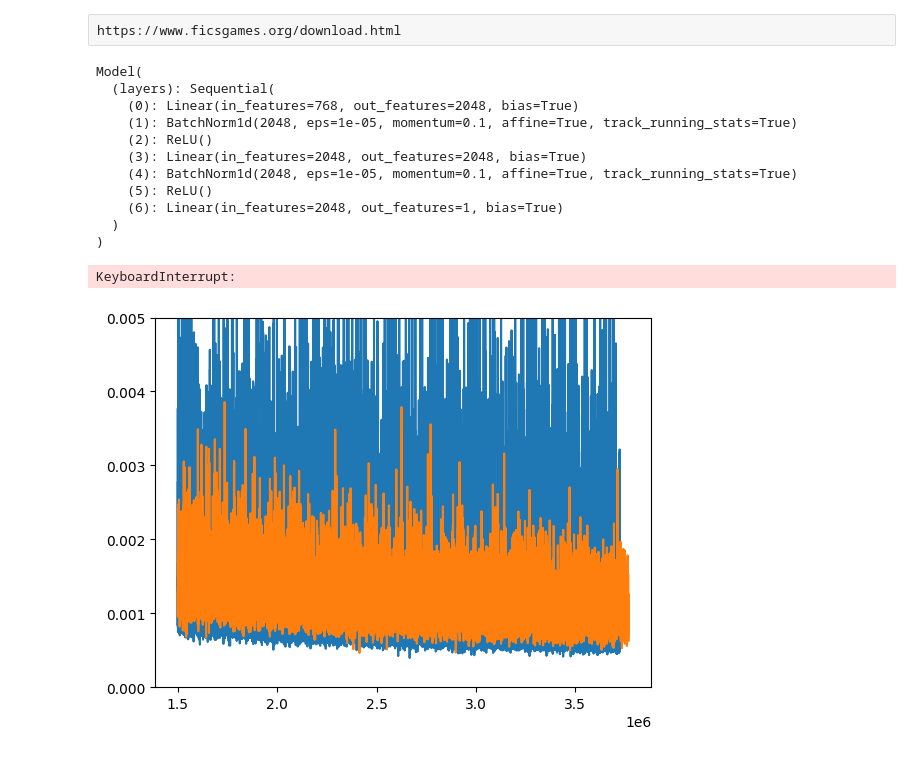
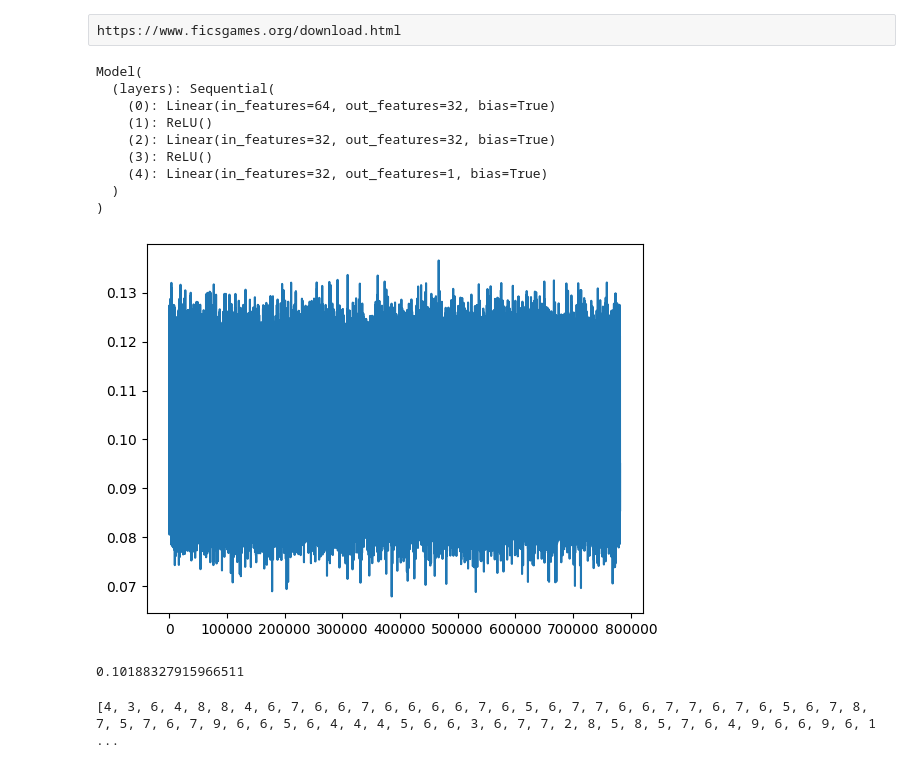
Before and after one commit to BradyWynn/chess, a Jupyter notebook: old.ipynb, the cells around one changed output. Saved outputs shown, nothing was run; the diff lists cells and outputs as text; code cells hidden in the pictures.

```diff
--- a/old.ipynb
+++ b/old.ipynb
@@ -30,20 +29,18 @@ class Model(nn.Module):
     def forward(self, x):
         return self.layers(x)
 # %%
-# model = Model()
-model = torch.load("grob1.pt")
+model = Model()
+# model = torch.load("tiny.pt")
 optimizer = torch.optim.Adam(model.parameters(), lr=1e-3)
 model.to(device)
 # %% [output]
 Model(
   (layers): Sequential(
-    (0): Linear(in_features=768, out_features=2048, bias=True)
-    (1): BatchNorm1d(2048, eps=1e-05, momentum=0.1, affine=True, track_running_stats=True)
-    (2): ReLU()
-    (3): Linear(in_features=2048, out_features=2048, bias=True)
-    (4): BatchNorm1d(2048, eps=1e-05, momentum=0.1, affine=True, track_running_stats=True)
-    (5): ReLU()
-    (6): Linear(in_features=2048, out_features=1, bias=True)
+    (0): Linear(in_features=64, out_features=32, bias=True)
+    (1): ReLU()
+    (2): Linear(in_features=32, out_features=32, bias=True)
+    (3): ReLU()
+    (4): Linear(in_features=32, out_features=1, bias=True)
   )
 )
 # %%
@@ -124,33 +131,30 @@ with open('eval_labels.npy', 'wb') as f:
 # plt.show()
 # %%
 losses = []
-eval_losses = []
+# eval_losses = []
 
-running_loss = 1
-eval_running_loss = 1
-
-bits = torch.from_numpy(np.load("bits.npy")).to(device)
+bits = torch.from_numpy(np.load("johnZobrist.npy")).to(device)
 labels = torch.from_numpy(np.load("labels.npy")).to(device)
 
-eval_examples = torch.from_numpy(np.load("eval_examples.npy")).to(device)
-eval_labels = torch.from_numpy(np.load("eval_labels.npy")).to(device)
+# eval_examples = torch.from_numpy(np.load("eval_examples.npy")).to(device)
+# eval_labels = torch.from_numpy(np.load("eval_labels.npy")).to(device)
 # %%
 # model training
 # https://stackoverflow.com/questions/45113245/how-to-get-mini-batches-in-pytorch-in-a-clean-and-efficient-way
-n_epochs = 200 # or whatever
+n_epochs = 100 # or whatever
 batch_size = 128 # or whatever
 
 for epoch in range(n_epochs):
     # X is a torch Variable
     permutation = torch.randperm(bits.size()[0])
-    eval_permutation = torch.randperm(bits.size()[0])
-    for i in range(0, eval_examples.size()[0], batch_size):
-        indices = eval_permutation[i:i+batch_size]
-        batch_x, batch_y = bits[indices], labels[indices]
-        outputs = model(batch_x)
+#     eval_permutation = torch.randperm(bits.size()[0])
+#     for i in range(0, eval_examples.size()[0], batch_size):
+#         indices = eval_permutation[i:i+batch_size]
+#         batch_x, batch_y = bits[indices], labels[indices]
+#         outputs = model(batch_x)
 
-        loss = loss_function(outputs, batch_y.view(-1, 1))
-        eval_losses.append(loss.item())
+#         loss = loss_function(outputs, batch_y.view(-1, 1))
+#         eval_losses.append(loss.item())
 
     for i in range(0, bits.size()[0], batch_size):
         optimizer.zero_grad()
@@ -164,21 +168,39 @@ for epoch in range(n_epochs):
 
         loss.backward()
         optimizer.step()
-# %% [output]
-KeyboardInterrupt:
 # %%
-start = 1500000
+start = 100
 smooth = 1
 
 x = np.arange(len(losses)/smooth)
 y = torch.tensor(losses).view(smooth, -1).mean(0)
 plt.plot(x[start:], y[start:])
 
-e_x = np.arange(0, (len(eval_losses)/smooth) * 100, 100)
-e_y = torch.tensor(eval_losses).view(smooth, -1).mean(0)
-plt.plot(e_x[int(start/100):], e_y[int(start/100):])
+# e_x = np.arange(0, (len(eval_losses)/smooth) * 100, 100)
+# e_y = torch.tensor(eval_losses).view(smooth, -1).mean(0)
+# plt.plot(e_x[int(start/100):], e_y[int(start/100):])
 
-plt.ylim(0, 0.005)
+# plt.ylim(0, 0.005)
 plt.show()
 # %% [output]
-[figure, old version]
+[figure, new version]
+# %%
+sum(losses[len(losses) - 100:]) / 100
+# %% [output]
+0.10188327915966511
+# %%
+fen = "8/8/8/KP1q1k2/P7/8/8/8 w - - 1 61"
+a = fen_to_bitboard(fen)
+# print(model(a))
+w = list(model.parameters())[0][0]
+b = torch.tensor([0.5235], device=device)
+w1 = (torch.floor((w*90.2425267908)+6.7241))
+# relu = torch.nn.ReLU()
+L = []
+for i in w1.int():
+    L.append(i.item())
+print(L)
+# print(a @ w)
+# print(((a @ w1) - (6.7241 * torch.sum(a)))/90.2425267908)
+# %% [output]
+[4, 3, 6, 4, 8, 8, 4, 6, 7, 6, 6, 7, 6, 6, 6, 6, 7, 6, 5, 6, 7, 7, 6, 6, 7, 7, 6, 7, 6, 5, 6, 7, 8, 7, 5, 7, 6, 7, 9, 6, 6, 5, 6, 4, 4, 4, 5, 6, 6, 3, 6, 7, 7, 2, 8, 5, 8, 5, 7, 6, 4, 9, 6, 6, 9, 6, 1 ...
```
Also changed, not shown: parts of 16 cells of this notebook, 6 other files.
